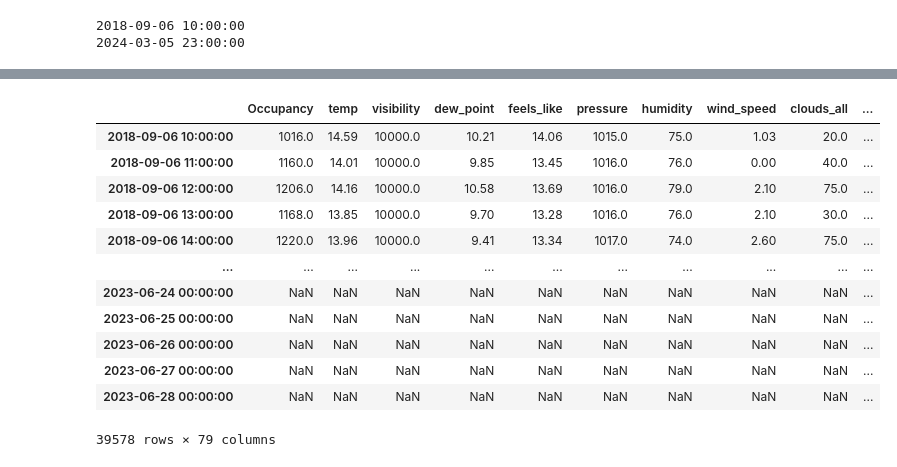
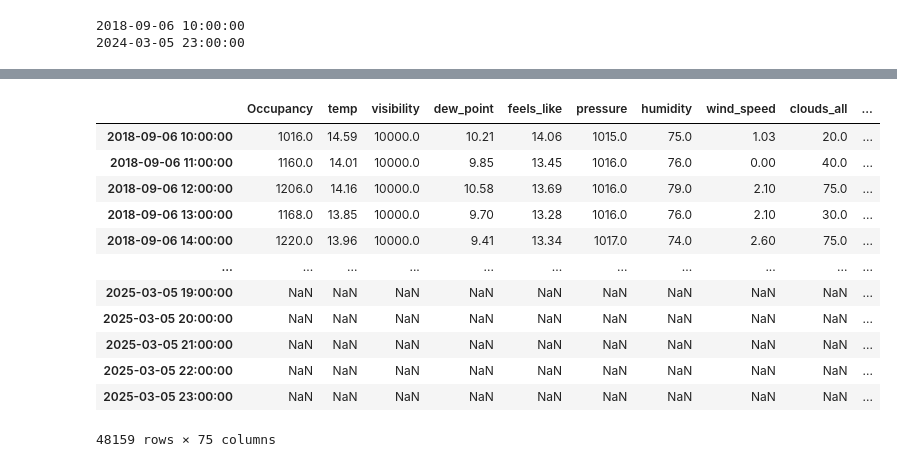
Before and after one commit to penguinumbrella/TL16, a Jupyter notebook: machine-learning/lightgbm-weather-parking.ipynb, the cells around one changed output, grey strips where cells are left out. Cells and saved outputs as stored; diff of their text form; code cells hidden in the pictures.

```diff
--- a/machine-learning/lightgbm-weather-parking.ipynb
+++ b/machine-learning/lightgbm-weather-parking.ipynb
@@ -417,9 +417,11 @@ def add_lags(df):
     Create time lags for added time series features and allow the model to learn the temporal structure of the data.
     """
     target_map = df['Occupancy'].to_dict()
+    """
     df['lag_1_hour'] = (df.index - pd.Timedelta('1 hours')).map(target_map)
     df['lag_2_hours'] = (df.index - pd.Timedelta('2 hours')).map(target_map)
     df['lag_3_hours'] = (df.index - pd.Timedelta('3 hours')).map(target_map)
+    """
 
     df['lag_7_days'] = (df.index - pd.Timedelta('7 days')).map(target_map)
     df['lag_14_days'] = (df.index - pd.Timedelta('14 days')).map(target_map)
@@ -860,21 +1022,21 @@ lagged_features_for_date
 # %%
-future = pd.date_range('2022-12-31', '2023-06-28', freq='D')
+future = pd.date_range(last_date_time, last_date_time + pd.DateOffset(years=1), freq='H')
 future_df = pd.DataFrame(index=future)
 
 df_and_future = pd.concat([df, future_df])
 df_and_future = create_features(df_and_future)
 df_and_future
 # %% [output]
 |  | Occupancy | temp | visibility | dew_point | feels_like | pressure | humidity | wind_speed | clouds_all | ... |
 | 2018-09-06 10:00:00 | 1016.0 | 14.59 | 10000.0 | 10.21 | 14.06 | 1015.0 | 75.0 | 1.03 | 20.0 | ... |
 | 2018-09-06 11:00:00 | 1160.0 | 14.01 | 10000.0 | 9.85 | 13.45 | 1016.0 | 76.0 | 0.00 | 40.0 | ... |
 | 2018-09-06 12:00:00 | 1206.0 | 14.16 | 10000.0 | 10.58 | 13.69 | 1016.0 | 79.0 | 2.10 | 75.0 | ... |
 | 2018-09-06 13:00:00 | 1168.0 | 13.85 | 10000.0 | 9.70 | 13.28 | 1016.0 | 76.0 | 2.10 | 30.0 | ... |
 | 2018-09-06 14:00:00 | 1220.0 | 13.96 | 10000.0 | 9.41 | 13.34 | 1017.0 | 74.0 | 2.60 | 75.0 | ... |
 | ... | ... | ... | ... | ... | ... | ... | ... | ... | ... | ... |
-| 2023-06-24 00:00:00 | NaN | NaN | NaN | NaN | NaN | NaN | NaN | NaN | NaN | ... |
-| 2023-06-25 00:00:00 | NaN | NaN | NaN | NaN | NaN | NaN | NaN | NaN | NaN | ... |
-| 2023-06-26 00:00:00 | NaN | NaN | NaN | NaN | NaN | NaN | NaN | NaN | NaN | ... |
-| 2023-06-27 00:00:00 | NaN | NaN | NaN | NaN | NaN | NaN | NaN | NaN | NaN | ... |
-| 2023-06-28 00:00:00 | NaN | NaN | NaN | NaN | NaN | NaN | NaN | NaN | NaN | ... |
+| 2025-03-05 19:00:00 | NaN | NaN | NaN | NaN | NaN | NaN | NaN | NaN | NaN | ... |
+| 2025-03-05 20:00:00 | NaN | NaN | NaN | NaN | NaN | NaN | NaN | NaN | NaN | ... |
+| 2025-03-05 21:00:00 | NaN | NaN | NaN | NaN | NaN | NaN | NaN | NaN | NaN | ... |
+| 2025-03-05 22:00:00 | NaN | NaN | NaN | NaN | NaN | NaN | NaN | NaN | NaN | ... |
+| 2025-03-05 23:00:00 | NaN | NaN | NaN | NaN | NaN | NaN | NaN | NaN | NaN | ... |
-39578 rows × 79 columns
+48159 rows × 75 columns
```
Also changed, not shown: parts of 43 cells of this notebook, 1 other file.
